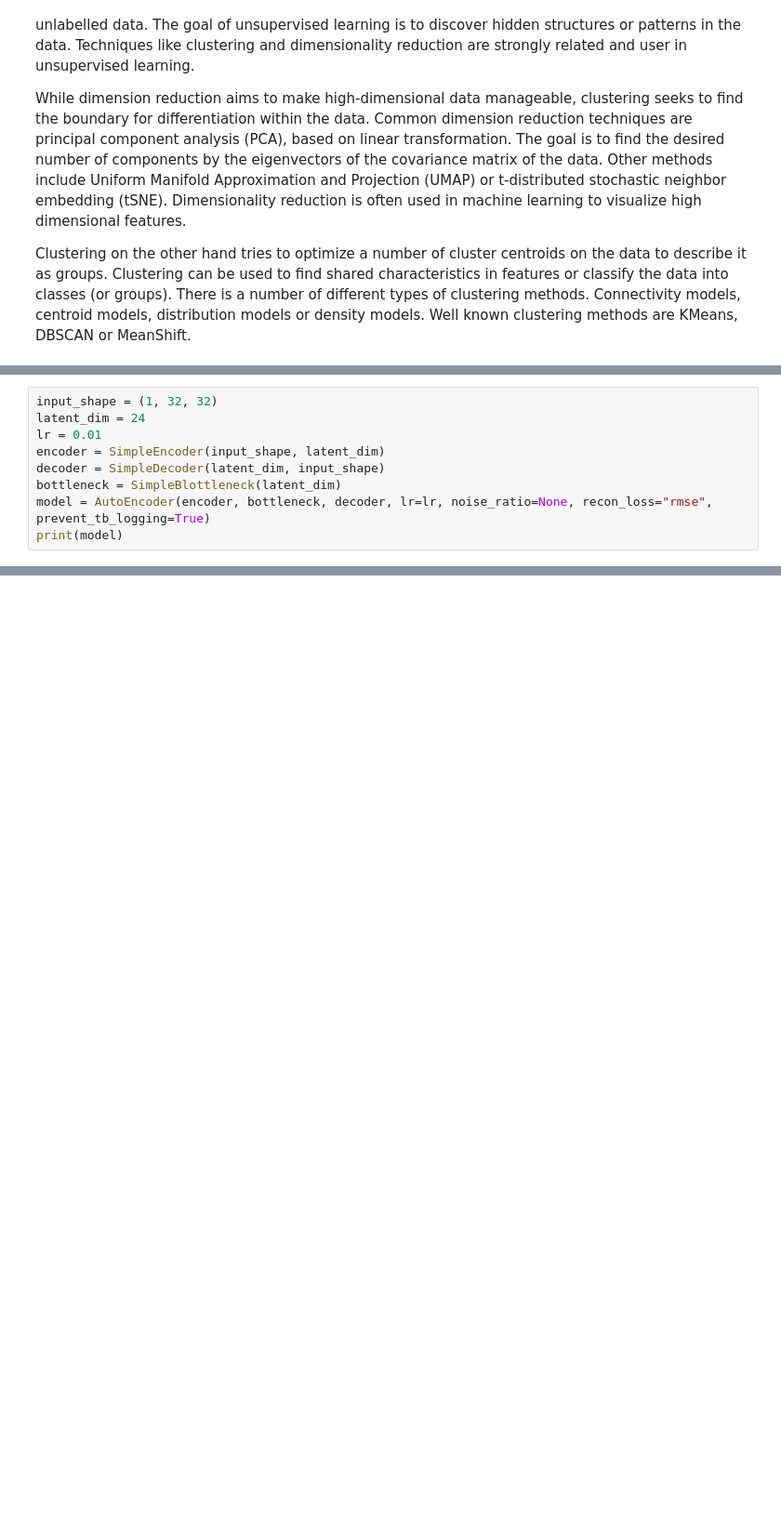
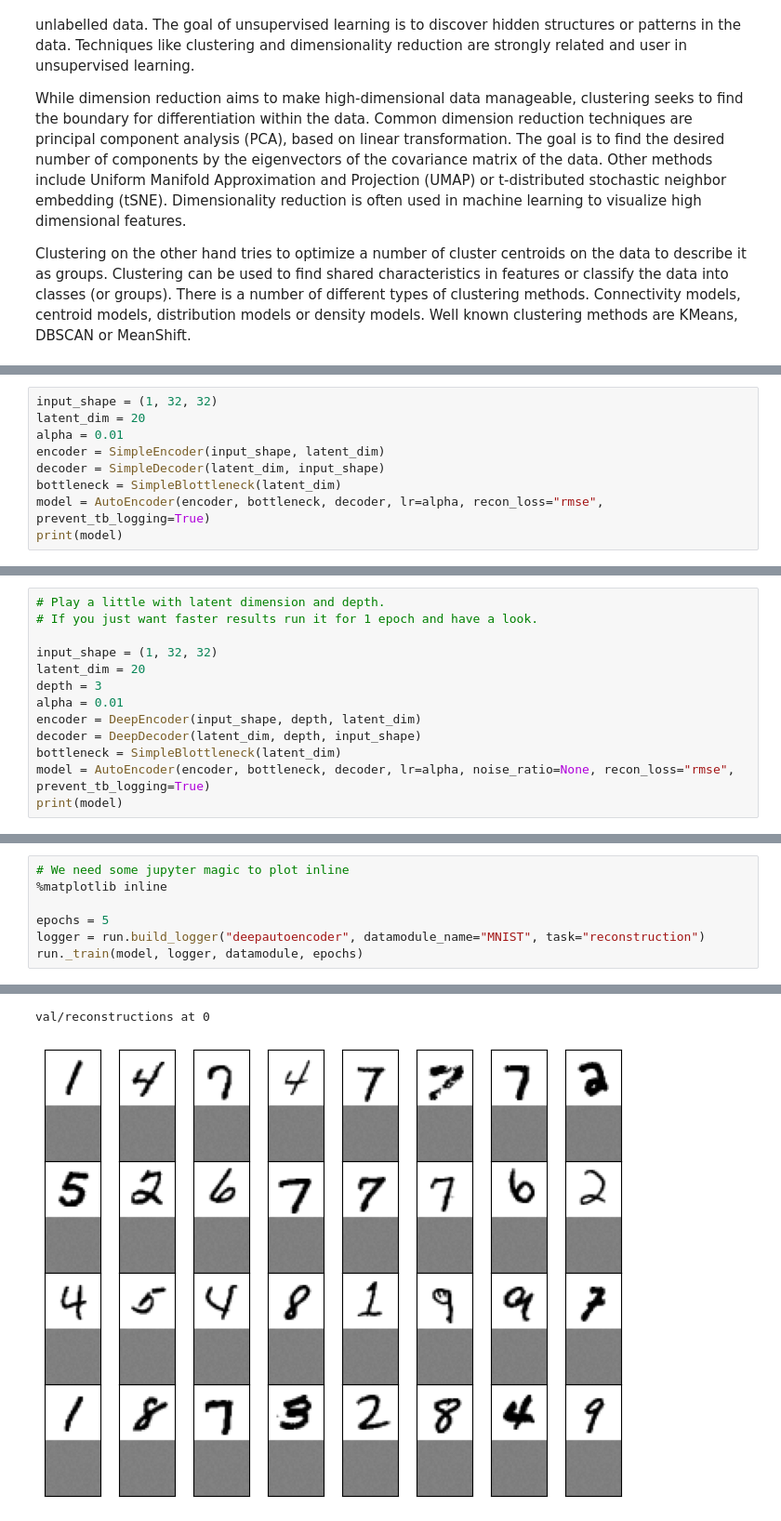
Before and after one commit to arrrrrmin/autoencoders, a Jupyter notebook: notebooks/Unsupervised-Introduction.ipynb, the cells around one changed output, grey strips where cells are left out. Shown: that part at 93% size. Cells and saved outputs as stored; diff of their text form; blank space fills up the shorter version.

```diff
--- a/notebooks/Unsupervised-Introduction.ipynb
+++ b/notebooks/Unsupervised-Introduction.ipynb
@@ -43,11 +81,11 @@ torch.Size([1, 32, 32])
 # %%
 input_shape = (1, 32, 32)
-latent_dim = 24
-lr = 0.01
+latent_dim = 20
+alpha = 0.01
 encoder = SimpleEncoder(input_shape, latent_dim)
 decoder = SimpleDecoder(latent_dim, input_shape)
 bottleneck = SimpleBlottleneck(latent_dim)
-model = AutoEncoder(encoder, bottleneck, decoder, lr=lr, noise_ratio=None, recon_loss="rmse", prevent_tb_logging=True)
+model = AutoEncoder(encoder, bottleneck, decoder, lr=alpha, recon_loss="rmse", prevent_tb_logging=True)
 print(model)
 # %% [output]
 AutoEncoder(
@@ -107,0 +214,13 @@ val/reconstructions at 8595
+# %%
+# Play a little with latent dimension and depth.
+# If you just want faster results run it for 1 epoch and have a look.
+
+input_shape = (1, 32, 32)
+latent_dim = 20
+depth = 3
+alpha = 0.01
+encoder = DeepEncoder(input_shape, depth, latent_dim)
+decoder = DeepDecoder(latent_dim, depth, input_shape)
+bottleneck = SimpleBlottleneck(latent_dim)
+model = AutoEncoder(encoder, bottleneck, decoder, lr=alpha, noise_ratio=None, recon_loss="rmse", prevent_tb_logging=True)
+print(model)
@@ -107,0 +245,8 @@ val/reconstructions at 8595
+# %%
+# We need some jupyter magic to plot inline
+%matplotlib inline
+
+epochs = 5
+logger = run.build_logger("deepautoencoder", datamodule_name="MNIST", task="reconstruction")
+run._train(model, logger, datamodule, epochs)
+# %% [output]
@@ -107,0 +269,2 @@ val/reconstructions at 8595
+val/reconstructions at 0
+[figure, added]
```
Also changed, not shown: parts of 20 cells of this notebook.
